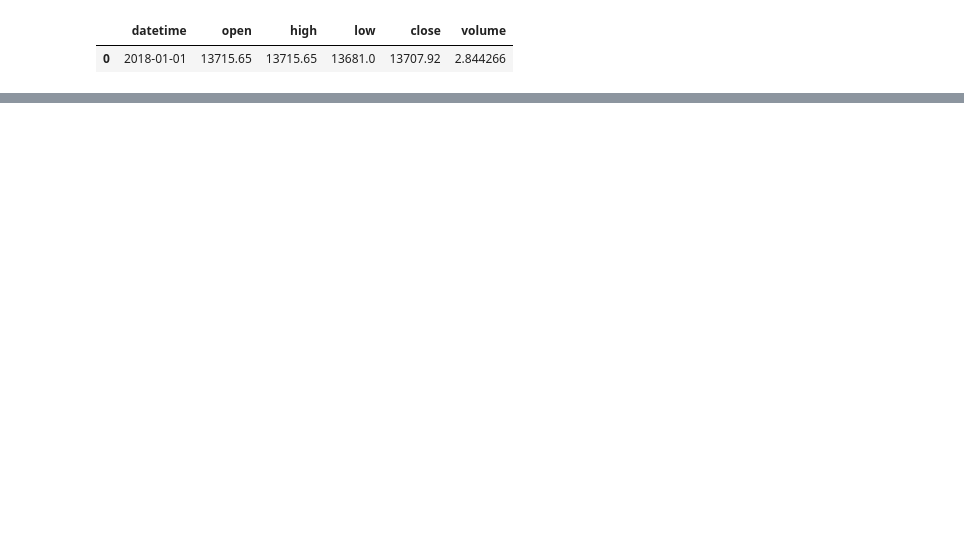
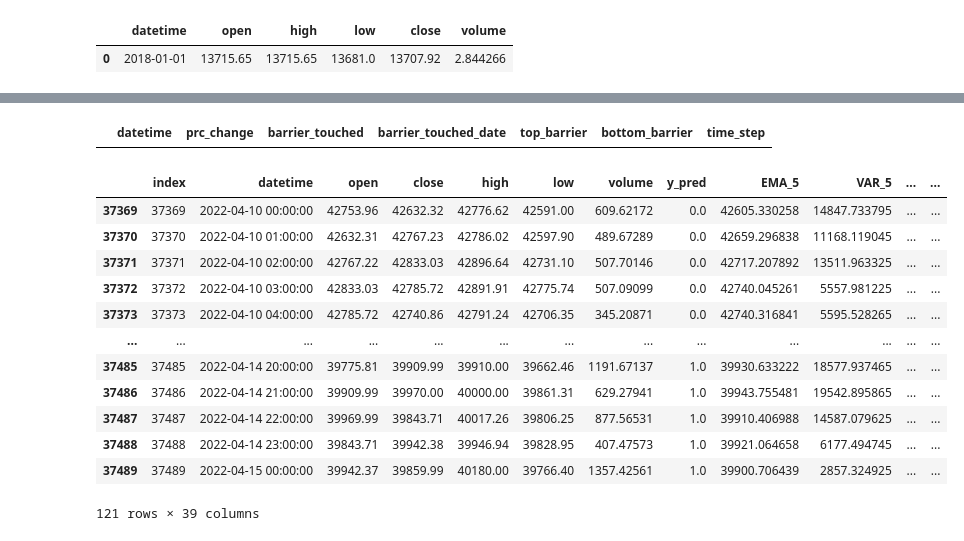
Before and after one commit to pgradz/ml_investing_wne, a Jupyter notebook: src/ml_investing_wne/notebooks/charts.ipynb, the cells around one changed output, grey strips where cells are left out. Cells and saved outputs as stored; diff of their text form; code cells hidden in the pictures; blank space fills up the shorter version.

```diff
--- a/src/ml_investing_wne/notebooks/charts.ipynb
+++ b/src/ml_investing_wne/notebooks/charts.ipynb
@@ -194,0 +425,7 @@ Successfully installed kaleido-0.2.1
+# %%
+from ml_investing_wne import config
+from ml_investing_wne.utils import get_logger
+from ml_investing_wne.experiment_factory import create_asset, experiment_factory
+
+asset = create_asset()
+experiment = experiment_factory(asset).get_experiment()
@@ -194,0 +450,3 @@ Successfully installed kaleido-0.2.1
+# %%
+date_start = datetime.datetime(2022, 4, 10)
+date_end = datetime.datetime(2022, 4, 15)
@@ -194,0 +471,24 @@ Successfully installed kaleido-0.2.1
+# %%
+df_3_barriers_additional_info_subset.iloc[150:200]
+# %% [output]
+|  | datetime | prc_change | barrier_touched | barrier_touched_date | top_barrier | bottom_barrier | time_step |
+# %%
+experiment.df.reset_index(inplace=True)
+# %%
+triple_barrier_subset =  experiment.df.loc[(experiment.df['datetime'] >= date_start) & (experiment.df['datetime'] <= date_end)]
+# %%
+triple_barrier_subset
+# %% [output]
+|  | index | datetime | open | close | high | low | volume | y_pred | EMA_5 | VAR_5 | ... | ... |
+| 37369 | 37369 | 2022-04-10 00:00:00 | 42753.96 | 42632.32 | 42776.62 | 42591.00 | 609.62172 | 0.0 | 42605.330258 | 14847.733795 | ... | ... |
+| 37370 | 37370 | 2022-04-10 01:00:00 | 42632.31 | 42767.23 | 42786.02 | 42597.90 | 489.67289 | 0.0 | 42659.296838 | 11168.119045 | ... | ... |
+| 37371 | 37371 | 2022-04-10 02:00:00 | 42767.22 | 42833.03 | 42896.64 | 42731.10 | 507.70146 | 0.0 | 42717.207892 | 13511.963325 | ... | ... |
+| 37372 | 37372 | 2022-04-10 03:00:00 | 42833.03 | 42785.72 | 42891.91 | 42775.74 | 507.09099 | 0.0 | 42740.045261 | 5557.981225 | ... | ... |
+| 37373 | 37373 | 2022-04-10 04:00:00 | 42785.72 | 42740.86 | 42791.24 | 42706.35 | 345.20871 | 0.0 | 42740.316841 | 5595.528265 | ... | ... |
+| ... | ... | ... | ... | ... | ... | ... | ... | ... | ... | ... | ... | ... |
+| 37485 | 37485 | 2022-04-14 20:00:00 | 39775.81 | 39909.99 | 39910.00 | 39662.46 | 1191.67137 | 1.0 | 39930.633222 | 18577.937465 | ... | ... |
+| 37486 | 37486 | 2022-04-14 21:00:00 | 39909.99 | 39970.00 | 40000.00 | 39861.31 | 629.27941 | 1.0 | 39943.755481 | 19542.895865 | ... | ... |
+| 37487 | 37487 | 2022-04-14 22:00:00 | 39969.99 | 39843.71 | 40017.26 | 39806.25 | 877.56531 | 1.0 | 39910.406988 | 14587.079625 | ... | ... |
+| 37488 | 37488 | 2022-04-14 23:00:00 | 39843.71 | 39942.38 | 39946.94 | 39828.95 | 407.47573 | 1.0 | 39921.064658 | 6177.494745 | ... | ... |
+| 37489 | 37489 | 2022-04-15 00:00:00 | 39942.37 | 39859.99 | 40180.00 | 39766.40 | 1357.42561 | 1.0 | 39900.706439 | 2857.324925 | ... | ... |
+121 rows × 39 columns
```
Also changed, not shown: parts of 34 cells of this notebook, 10 other files.
